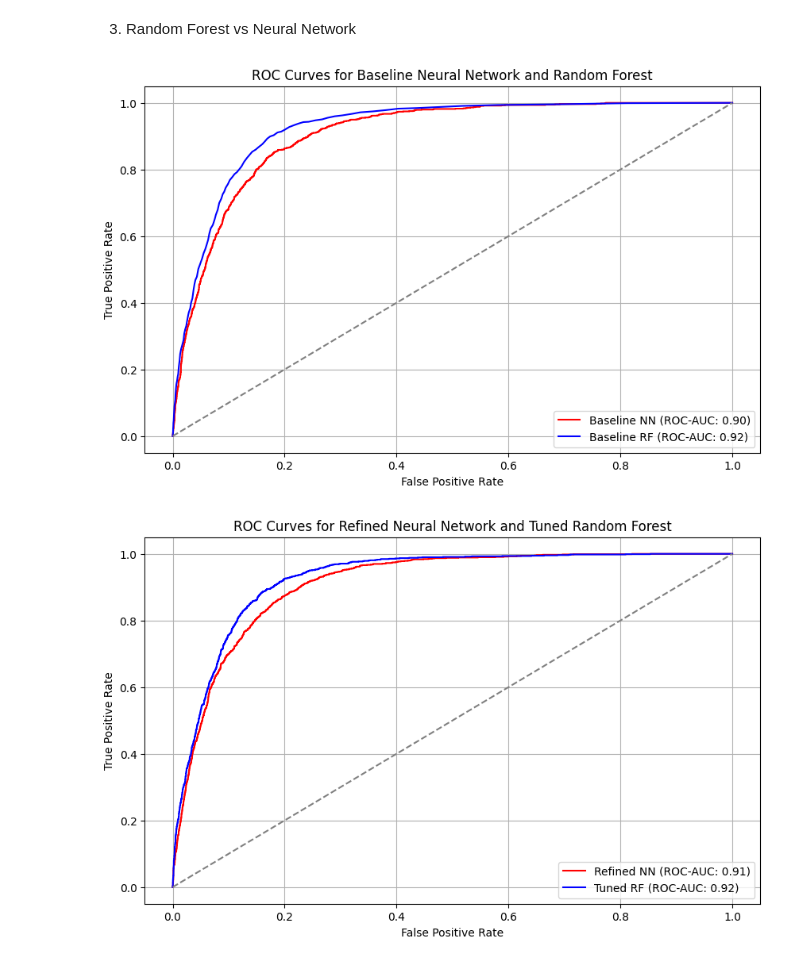
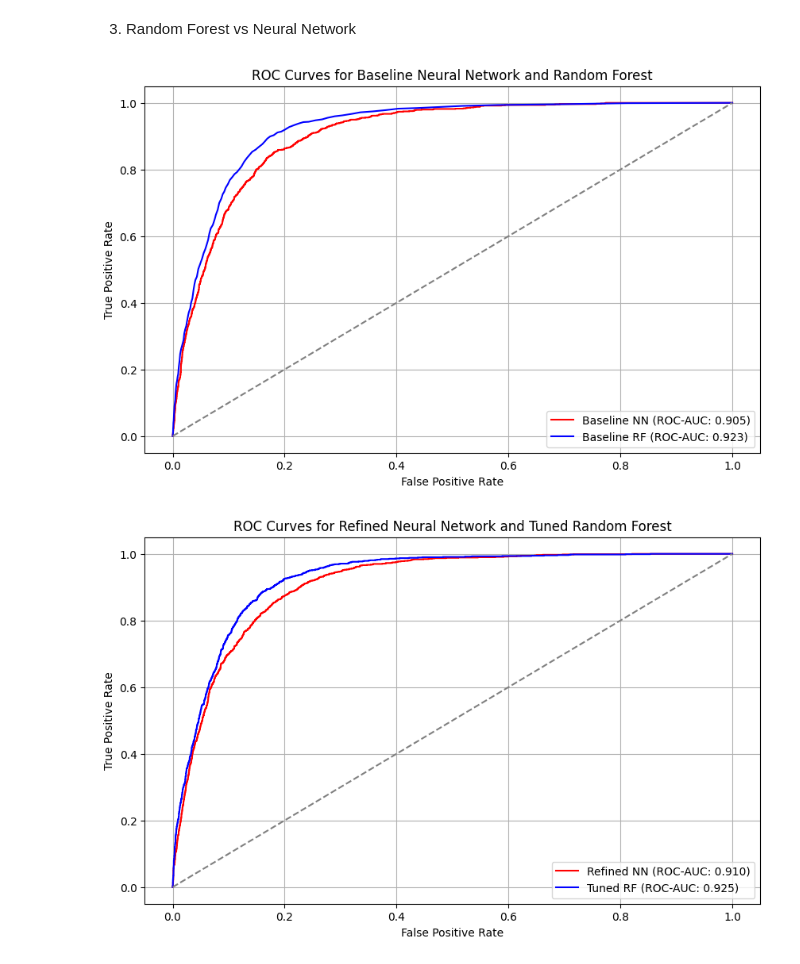
Before and after one commit to RanudeeFernando/CM2604_ML_CW, a Jupyter notebook: notebooks/ml_project.ipynb, the cells around one changed output. Drawn from its saved outputs; the diff is of its cells as text; code cells hidden in the pictures.

```diff
--- a/notebooks/ml_project.ipynb
+++ b/notebooks/ml_project.ipynb
@@ -18,15 +18,3 @@ file_path = "https://raw.githubusercontent.com/RanudeeFernando/CM2604_ML_CW/refs
 
 # Load the dataset
 df = pd.read_csv(file_path, sep=';')
-# %%
-from google.colab import drive
-drive.mount('/content/drive', force_remount=True)
-
-import pandas as pd
-
-# Define file path to dataset
-file_path = "/content/drive/MyDrive/CM2604 Machine Learning/CW/bank-full.csv"
-
-# Load the dataset and create a data frame
-# Use ';' as the separator
-df = pd.read_csv(file_path, sep=';')
@@ -947,40 +913,25 @@ plt.show()
 3. Random Forest vs Neural Network
 # %%
 
-# Compute ROC curve and AUC for Baseline NN
-baseline_nn_fpr, baseline_nn_tpr, baseline_nn_thresholds = roc_curve(y_test, nn_y_pred_proba)
-baseline_nn_roc_auc = roc_auc_score(y_test, nn_y_pred_proba)
-
-# Compute ROC curve and AUC for Baseline RF
-baseline_rf_fpr, baseline_rf_tpr, baseline_rf_thresholds = roc_curve(y_test, rf_y_pred_proba)
-baseline_rf_roc_auc = roc_auc_score(y_test, rf_y_pred_proba)
-
-# Plot ROC Curves for Baseline Models
+# Plot ROC curves for baseline models
 plt.figure(figsize=(10, 6))
-plt.plot(baseline_nn_fpr, baseline_nn_tpr, label=f'Baseline NN (ROC-AUC: {baseline_nn_roc_auc:.2f})', color='red')
-plt.plot(baseline_rf_fpr, baseline_rf_tpr, label=f'Baseline RF (ROC-AUC: {baseline_rf_roc_auc:.2f})', color='blue')
+plt.plot(baseline_nn_fpr, baseline_nn_tpr, label=f'Baseline NN (ROC-AUC: {baseline_nn_roc_auc:.3f})', color='red')
+plt.plot(baseline_rf_fpr, baseline_rf_tpr, label=f'Baseline RF (ROC-AUC: {baseline_rf_roc_auc:.3f})', color='blue')
 plt.plot([0, 1], [0, 1], linestyle='--', color='grey')  # Random guess line
 plt.title('ROC Curves for Baseline Neural Network and Random Forest')
 plt.xlabel('False Positive Rate')
 plt.ylabel('True Positive Rate')
 plt.legend()
 plt.grid()
 plt.show()
 # %% [output]
-[figure, old version]
+[figure, new version]
 # %%
-# Compute ROC curve and AUC for Refined NN
-refined_nn_fpr, refined_nn_tpr, refined_nn_thresholds = roc_curve(y_test, ref_nn_y_pred_proba)
-refined_nn_roc_auc = roc_auc_score(y_test, ref_nn_y_pred_proba)
 
-# Compute ROC curve and AUC for Tuned RF
-tuned_rf_fpr, tuned_rf_tpr, tuned_rf_thresholds = roc_curve(y_test, best_rf_y_pred_proba)
-tuned_rf_roc_auc = roc_auc_score(y_test, best_rf_y_pred_proba)
-
-# Plot ROC Curves for Refined Models
+# Plot ROC curves for refined models
 plt.figure(figsize=(10, 6))
-plt.plot(refined_nn_fpr, refined_nn_tpr, label=f'Refined NN (ROC-AUC: {refined_nn_roc_auc:.2f})', color='red')
-plt.plot(tuned_rf_fpr, tuned_rf_tpr, label=f'Tuned RF (ROC-AUC: {tuned_rf_roc_auc:.2f})', color='blue')
+plt.plot(refined_nn_fpr, refined_nn_tpr, label=f'Refined NN (ROC-AUC: {refined_nn_roc_auc:.3f})', color='red')
+plt.plot(tuned_rf_fpr, tuned_rf_tpr, label=f'Tuned RF (ROC-AUC: {tuned_rf_roc_auc:.3f})', color='blue')
 plt.plot([0, 1], [0, 1], linestyle='--', color='grey')  # Random guess line
 plt.title('ROC Curves for Refined Neural Network and Tuned Random Forest')
 plt.xlabel('False Positive Rate')
@@ -989,4 +940,4 @@ plt.legend()
 plt.grid()
 plt.show()
 # %% [output]
-[figure, old version]
+[figure, new version]
```
Also changed, not shown: parts of 31 cells of this notebook.
